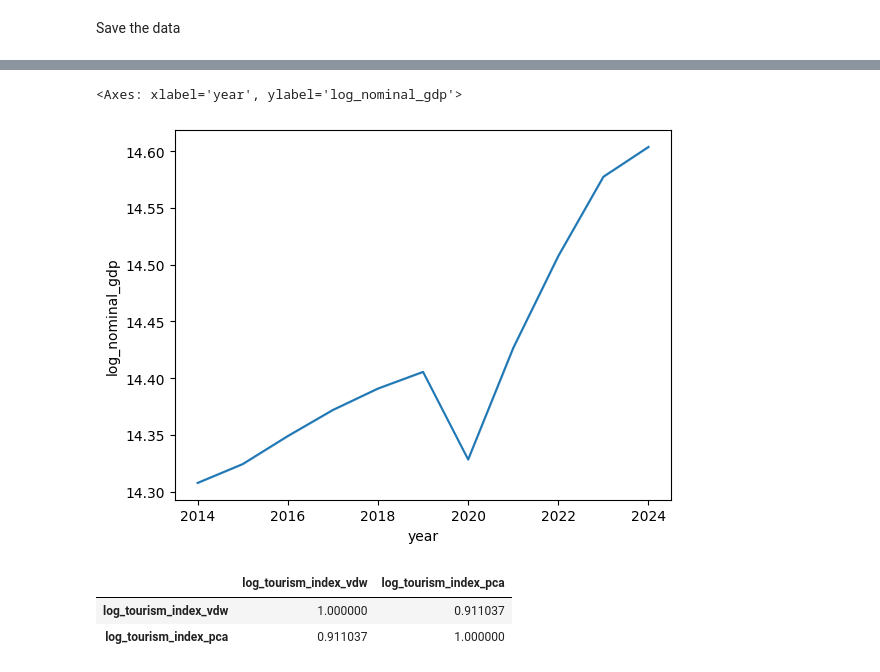
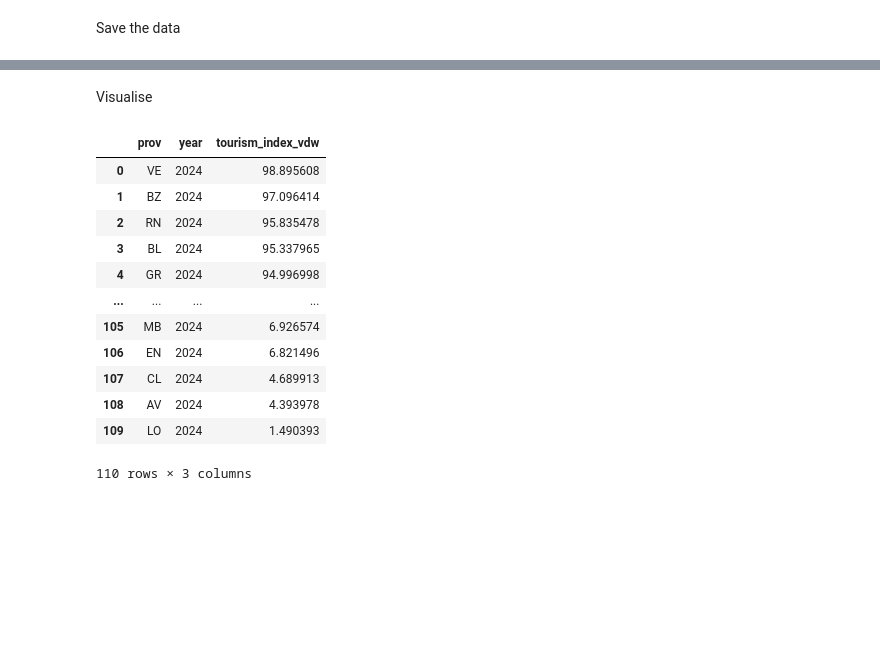
Before and after one commit to FrancescoCorti/Housing_Project, a Jupyter notebook: code/3_0_enginnering_new.ipynb, the cells around one changed output, grey strips where cells are left out. Cells and saved outputs as stored; diff of their text form; code cells hidden in the pictures; blank space fills up the shorter version.

```diff
--- a/code/3_0_enginnering_new.ipynb
+++ b/code/3_0_enginnering_new.ipynb
@@ -692,20 +618,26 @@ memory usage: 890.1+ KB
-# %%
-sns.lineplot(data=df_prov, x = 'year', y = 'log_nominal_gdp')
-# %% [output]
-<Axes: xlabel='year', ylabel='log_nominal_gdp'>
-[figure, removed]
-# %%
-# correlation matrix
-var_corr = [
-    'log_tourism_index_vdw',
-    'log_tourism_index_pca'
-
-]
-
-matrix = df_prov[var_corr].corr()
-
-matrix
-# %% [output]
-|  | log_tourism_index_vdw | log_tourism_index_pca |
-| log_tourism_index_vdw | 1.000000 | 0.911037 |
-| log_tourism_index_pca | 0.911037 | 1.000000 |
+# %% [markdown]
+Visualise
+# %%
+df_2024 = df_prov[df_prov['year'] == 2024]
+
+ranking_2024 = (
+    df_2024
+    .sort_values(by='tourism_index_vdw', ascending=False)
+    .reset_index(drop=True)
+)
+
+ranking_2024[['prov', 'year', 'tourism_index_vdw']]
+# %% [output]
+|  | prov | year | tourism_index_vdw |
+| 0 | VE | 2024 | 98.895608 |
+| 1 | BZ | 2024 | 97.096414 |
+| 2 | RN | 2024 | 95.835478 |
+| 3 | BL | 2024 | 95.337965 |
+| 4 | GR | 2024 | 94.996998 |
+| ... | ... | ... | ... |
+| 105 | MB | 2024 | 6.926574 |
+| 106 | EN | 2024 | 6.821496 |
+| 107 | CL | 2024 | 4.689913 |
+| 108 | AV | 2024 | 4.393978 |
+| 109 | LO | 2024 | 1.490393 |
+110 rows × 3 columns
```
Also changed, not shown: parts of 12 cells of this notebook, 3 other files.
